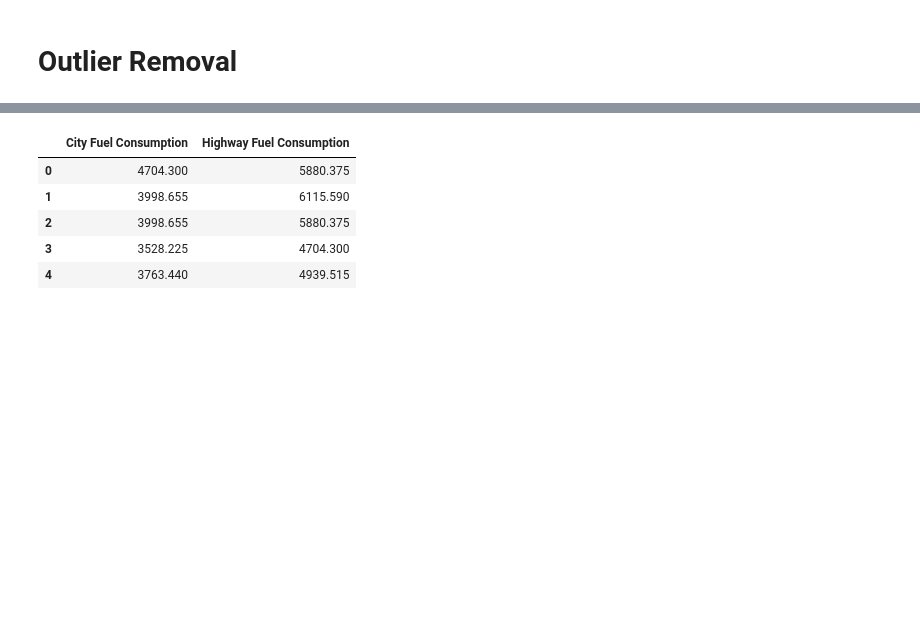
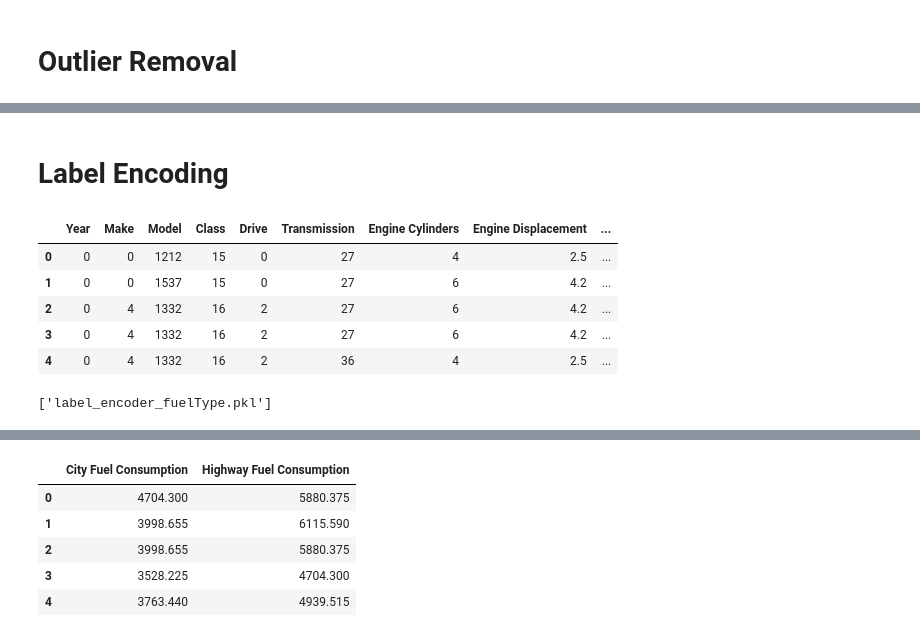
Before and after one commit to UmeshikaThathsarani/FuelO, a Jupyter notebook: FuelO_Preprocessing.ipynb, the cells around one changed output, grey strips where cells are left out. Drawn from its saved outputs; the diff is of its cells as text; code cells hidden in the pictures; blank space fills up the shorter version.

```diff
--- a/FuelO_Preprocessing.ipynb
+++ b/FuelO_Preprocessing.ipynb
@@ -151,0 +154,2 @@ len(df2)
+# %% [markdown]
+# **Label Encoding**
@@ -151,0 +158,34 @@ len(df2)
+# %%
+label_encoder_year = LabelEncoder()
+df3['Year'] = label_encoder_year.fit_transform(df3['Year'])
+label_encoder_make = LabelEncoder()
+df3['Make'] = label_encoder_make.fit_transform(df3['Make'])
+label_encoder_model = LabelEncoder()
+df3['Model'] = label_encoder_model.fit_transform(df3['Model'])
+label_encoder_class = LabelEncoder()
+df3['Class'] = label_encoder_class.fit_transform(df3['Class'])
+label_encoder_drive = LabelEncoder()
+df3['Drive'] = label_encoder_drive.fit_transform(df3['Drive'])
+label_encoder_transmission = LabelEncoder()
+df3['Transmission'] = label_encoder_transmission.fit_transform(df3['Transmission'])
+label_encoder_fuelType = LabelEncoder()
+df3['Fuel Type'] = label_encoder_fuelType.fit_transform(df3['Fuel Type'])
+df3.head(5)
+# %% [output]
+|  | Year | Make | Model | Class | Drive | Transmission | Engine Cylinders | Engine Displacement | ... |
+| 0 | 0 | 0 | 1212 | 15 | 0 | 27 | 4 | 2.5 | ... |
+| 1 | 0 | 0 | 1537 | 15 | 0 | 27 | 6 | 4.2 | ... |
+| 2 | 0 | 4 | 1332 | 16 | 2 | 27 | 6 | 4.2 | ... |
+| 3 | 0 | 4 | 1332 | 16 | 2 | 27 | 6 | 4.2 | ... |
+| 4 | 0 | 4 | 1332 | 16 | 2 | 36 | 4 | 2.5 | ... |
+# %%
+# Save the LabelEncoder objects to pickel files
+joblib.dump(label_encoder_year, 'label_encoder_year.pkl')
+joblib.dump(label_encoder_make, 'label_encoder_make.pkl')
+joblib.dump(label_encoder_model, 'label_encoder_model.pkl')
+joblib.dump(label_encoder_class, 'label_encoder_class.pkl')
+joblib.dump(label_encoder_drive, 'label_encoder_drive.pkl')
+joblib.dump(label_encoder_transmission, 'label_encoder_transmission.pkl')
+joblib.dump(label_encoder_fuelType, 'label_encoder_fuelType.pkl')
+# %% [output]
+['label_encoder_fuelType.pkl']
```
Also changed, not shown: parts of 38 cells of this notebook.
